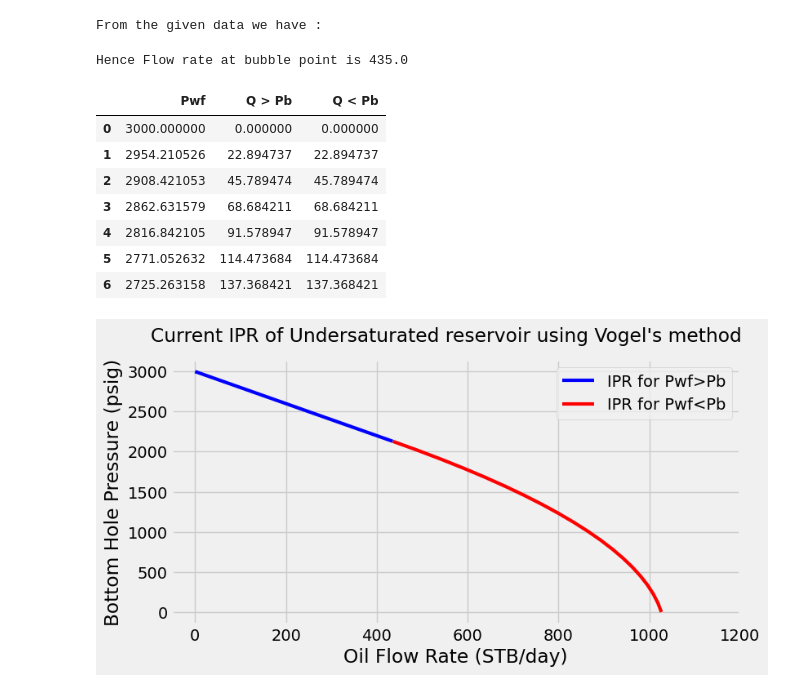
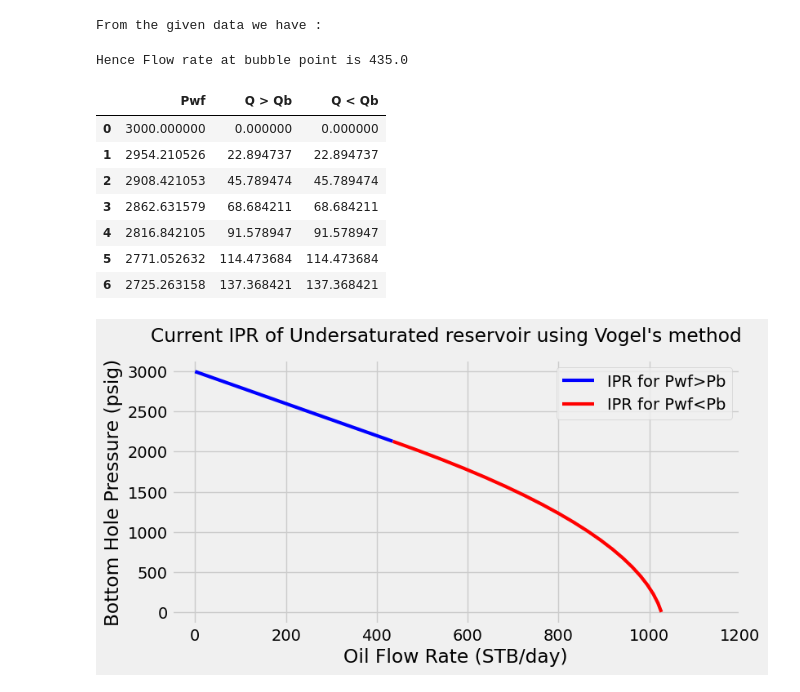
Before and after one commit to Madara123455/Energy-DA-for-Petroleum, a Jupyter notebook: Inflow_Performance_Relationship_(IPR).ipynb, the cells around one changed output. Saved outputs shown, nothing was run; the diff lists cells and outputs as text; code cells hidden in the pictures.

```diff
--- a/Inflow_Performance_Relationship_(IPR).ipynb
+++ b/Inflow_Performance_Relationship_(IPR).ipynb
@@ -157,35 +157,35 @@ From the given data we have :
 # %%
 Q_b = constant_J(2130)   ## Flow rate at bubble point
 print(f'Hence Flow rate at bubble point is {Q_b}')
 
 pressures_above_pb = np.linspace(3000,p_b,20)
 pressures_less_pb = np.linspace(p_b-1,0,20)
 pressures = np.concatenate((pressures_above_pb, pressures_less_pb))
 flow_rates_above_Pb = []
 flow_rates_below_Pb = []
 
 def undersaturated_vogel_ipr(pwf):
   q = Q_b + (((J*p_b)/1.8)*(1 - 0.2*(pwf/p_b)-0.8*(pwf/p_b)**2))
   return q
 
 for i in pressures:
   if i >= p_b:
     flow_rates_above_Pb.append(constant_J(i))
   else:
     flow_rates_below_Pb.append(undersaturated_vogel_ipr(i))
 
 s1 = pd.Series(pressures)
 s2 = pd.Series(flow_rates_above_Pb)
 s3 = pd.Series(flow_rates_above_Pb)
 
 
 # Combine into DataFrame (column-wise)
 df = pd.concat([s1,s2, s3], axis=1)
-df.columns = ['Pwf', 'Q > Pb', 'Q < Pb']
+df.columns = ['Pwf', 'Q > Qb', 'Q < Qb']
 df.head(7)
 # %% [output]
 Hence Flow rate at bubble point is 435.0
-|  | Pwf | Q > Pb | Q < Pb |
+|  | Pwf | Q > Qb | Q < Qb |
 | 0 | 3000.000000 | 0.000000 | 0.000000 |
 | 1 | 2954.210526 | 22.894737 | 22.894737 |
 | 2 | 2908.421053 | 45.789474 | 45.789474 |
```
Also changed, not shown: parts of 10 cells of this notebook.
